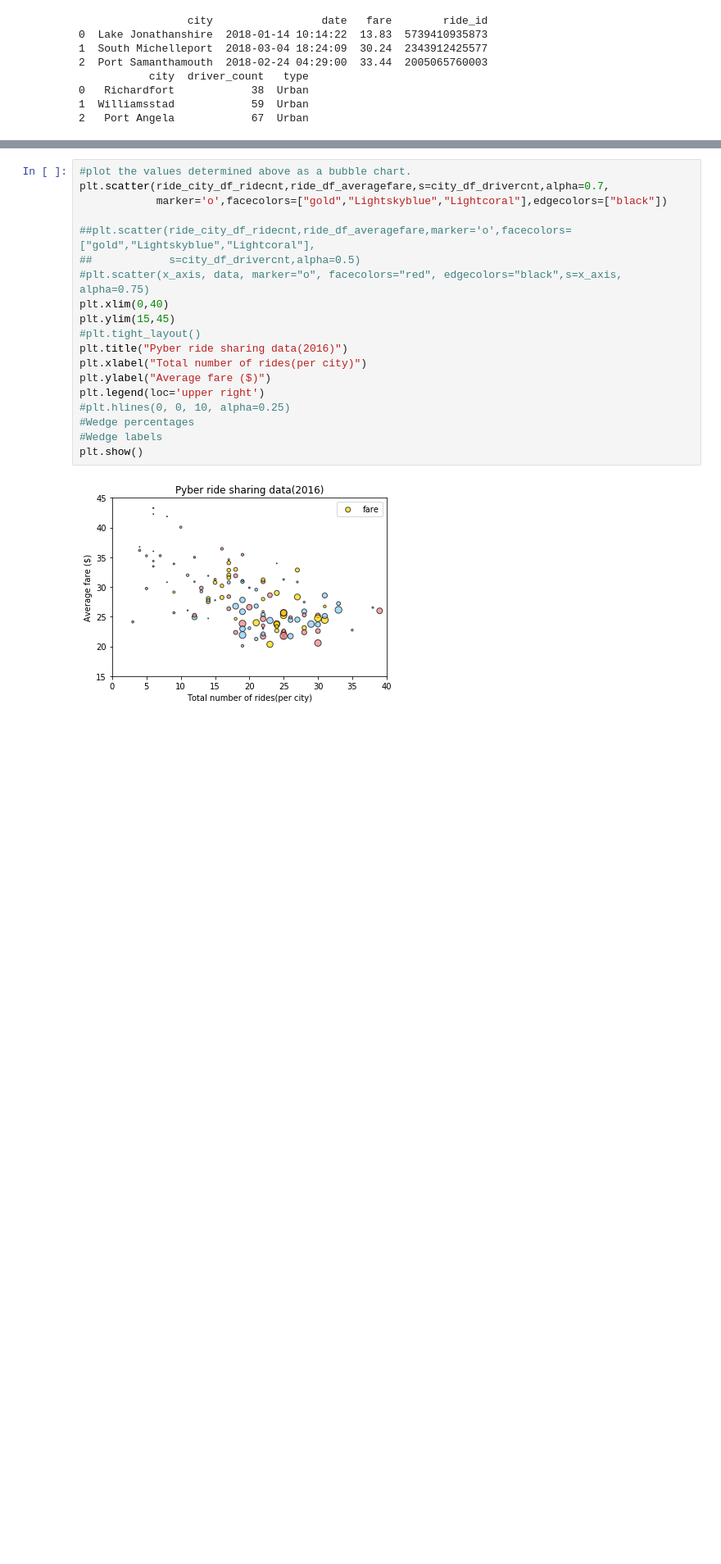
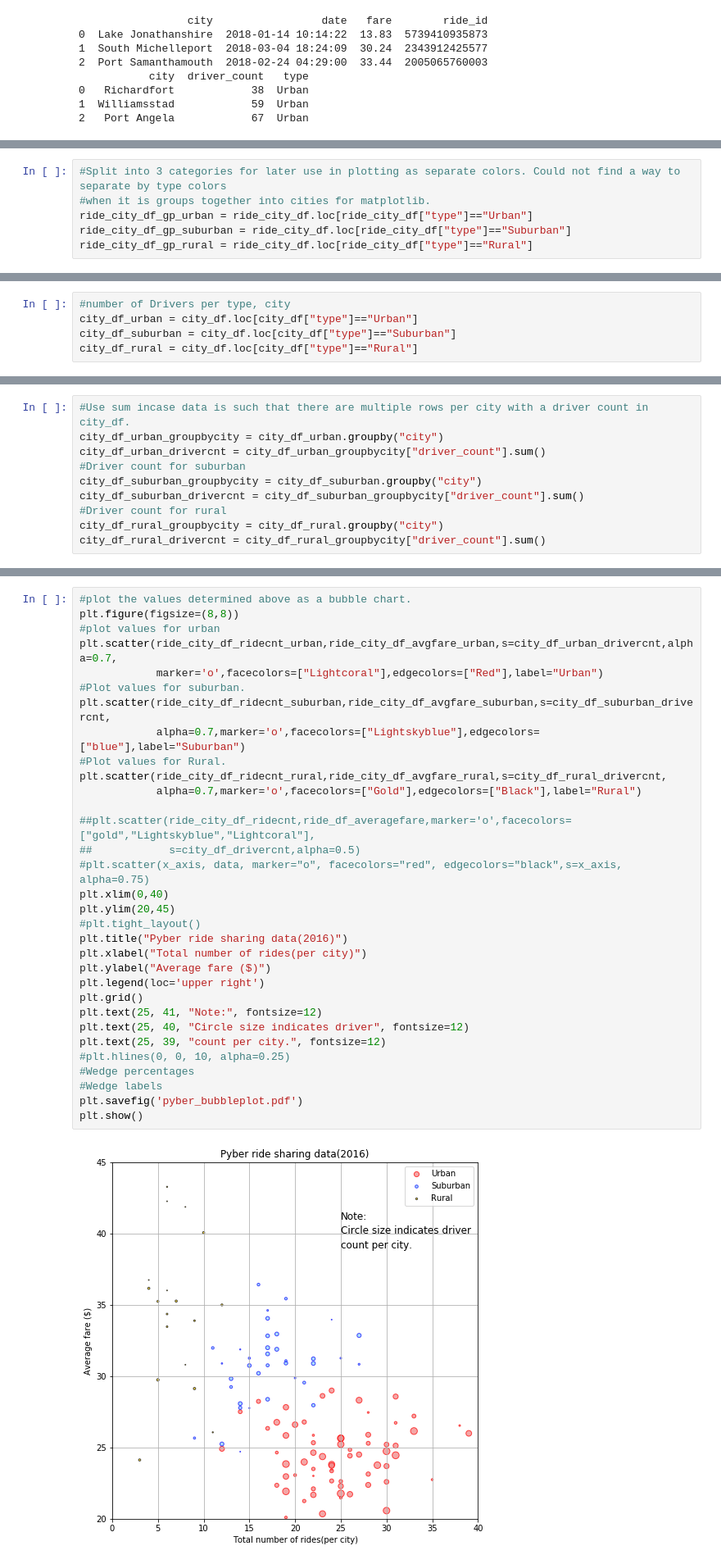
Before and after one commit to vsivakumar9/python-challenge, a Jupyter notebook: Matplotlib/05-Matplotlib/Pyber/Pyber_analysis.ipynb, the cells around one changed output, grey strips where cells are left out. Shown at 82% size. Drawn from its saved outputs; the diff is of its cells as text; blank space fills up the shorter version.

Commit message:
Pyber analysis final version june 13

```diff
--- a/Matplotlib/05-Matplotlib/Pyber/Pyber_analysis.ipynb
+++ b/Matplotlib/05-Matplotlib/Pyber/Pyber_analysis.ipynb
@@ -120,0 +41,6 @@ Name: type, dtype: int64
+# %%
+#Split into 3 categories for later use in plotting as separate colors. Could not find a way to separate by type colors
+#when it is groups together into cities for matplotlib.
+ride_city_df_gp_urban = ride_city_df.loc[ride_city_df["type"]=="Urban"]
+ride_city_df_gp_suburban = ride_city_df.loc[ride_city_df["type"]=="Suburban"]
+ride_city_df_gp_rural = ride_city_df.loc[ride_city_df["type"]=="Rural"]
@@ -120,0 +112,5 @@ Name: type, dtype: int64
+# %%
+#number of Drivers per type, city
+city_df_urban = city_df.loc[city_df["type"]=="Urban"]
+city_df_suburban = city_df.loc[city_df["type"]=="Suburban"]
+city_df_rural = city_df.loc[city_df["type"]=="Rural"]
@@ -120,0 +134,10 @@ Name: type, dtype: int64
+# %%
+#Use sum incase data is such that there are multiple rows per city with a driver count in city_df.
+city_df_urban_groupbycity = city_df_urban.groupby("city")
+city_df_urban_drivercnt = city_df_urban_groupbycity["driver_count"].sum()
+#Driver count for suburban
+city_df_suburban_groupbycity = city_df_suburban.groupby("city")
+city_df_suburban_drivercnt = city_df_suburban_groupbycity["driver_count"].sum()
+#Driver count for rural
+city_df_rural_groupbycity = city_df_rural.groupby("city")
+city_df_rural_drivercnt = city_df_rural_groupbycity["driver_count"].sum()
@@ -121,24 +164,37 @@ Name: type, dtype: int64
 # %%
 #plot the values determined above as a bubble chart.
-plt.scatter(ride_city_df_ridecnt,ride_df_averagefare,s=city_df_drivercnt,alpha=0.7,
-            marker='o',facecolors=["gold","Lightskyblue","Lightcoral"],edgecolors=["black"])
+plt.figure(figsize=(8,8))
+#plot values for urban
+plt.scatter(ride_city_df_ridecnt_urban,ride_city_df_avgfare_urban,s=city_df_urban_drivercnt,alpha=0.7,
+            marker='o',facecolors=["Lightcoral"],edgecolors=["Red"],label="Urban")
+#Plot values for suburban.
+plt.scatter(ride_city_df_ridecnt_suburban,ride_city_df_avgfare_suburban,s=city_df_suburban_drivercnt,
+            alpha=0.7,marker='o',facecolors=["Lightskyblue"],edgecolors=["blue"],label="Suburban")
+#Plot values for Rural.
+plt.scatter(ride_city_df_ridecnt_rural,ride_city_df_avgfare_rural,s=city_df_rural_drivercnt,
+            alpha=0.7,marker='o',facecolors=["Gold"],edgecolors=["Black"],label="Rural")
 
 ##plt.scatter(ride_city_df_ridecnt,ride_df_averagefare,marker='o',facecolors=["gold","Lightskyblue","Lightcoral"],
 ##            s=city_df_drivercnt,alpha=0.5)
 #plt.scatter(x_axis, data, marker="o", facecolors="red", edgecolors="black",s=x_axis, alpha=0.75)
 plt.xlim(0,40)
-plt.ylim(15,45)
+plt.ylim(20,45)
 #plt.tight_layout()
 plt.title("Pyber ride sharing data(2016)")
 plt.xlabel("Total number of rides(per city)")
 plt.ylabel("Average fare ($)")
 plt.legend(loc='upper right')
+plt.grid()
+plt.text(25, 41, "Note:", fontsize=12)
+plt.text(25, 40, "Circle size indicates driver", fontsize=12)
+plt.text(25, 39, "count per city.", fontsize=12)
 #plt.hlines(0, 0, 10, alpha=0.25)
 #Wedge percentages
 #Wedge labels
+plt.savefig('pyber_bubbleplot.pdf')
 plt.show()
 # %% [output]
-[figure, old version]
+[figure, new version]
 # %%
 #Determine  % of total fares by city type
 ride_city_df2 = ride_city_df
```
Also changed, not shown: parts of 16 cells of this notebook, 10 other files.
